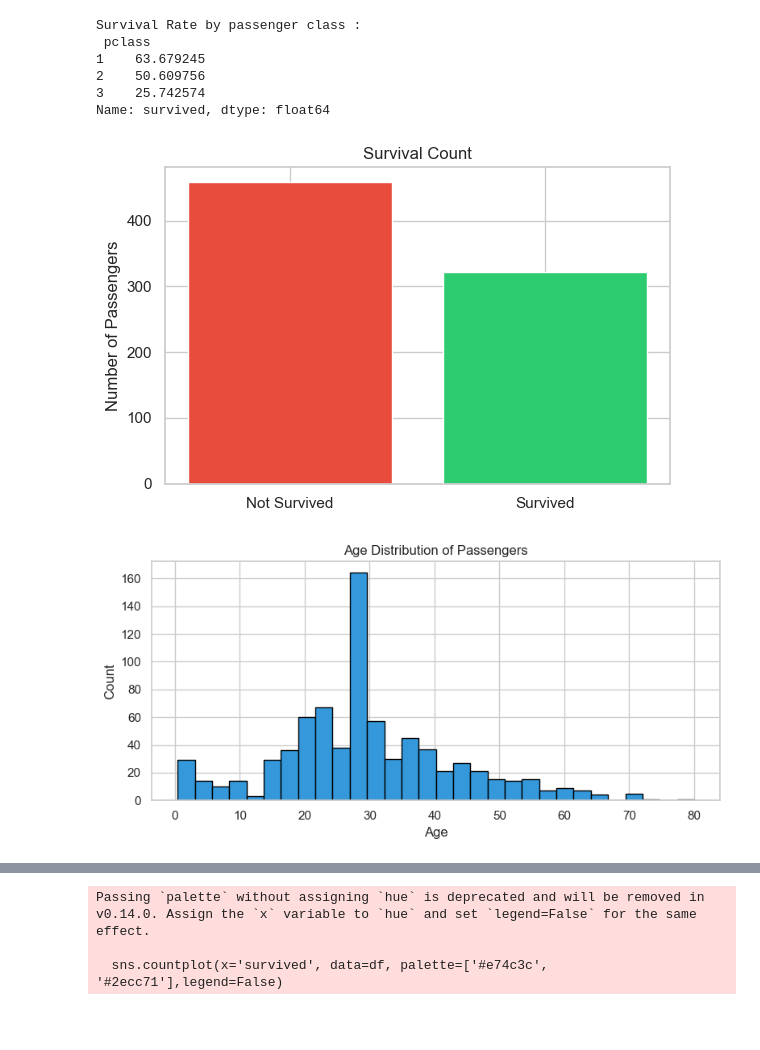
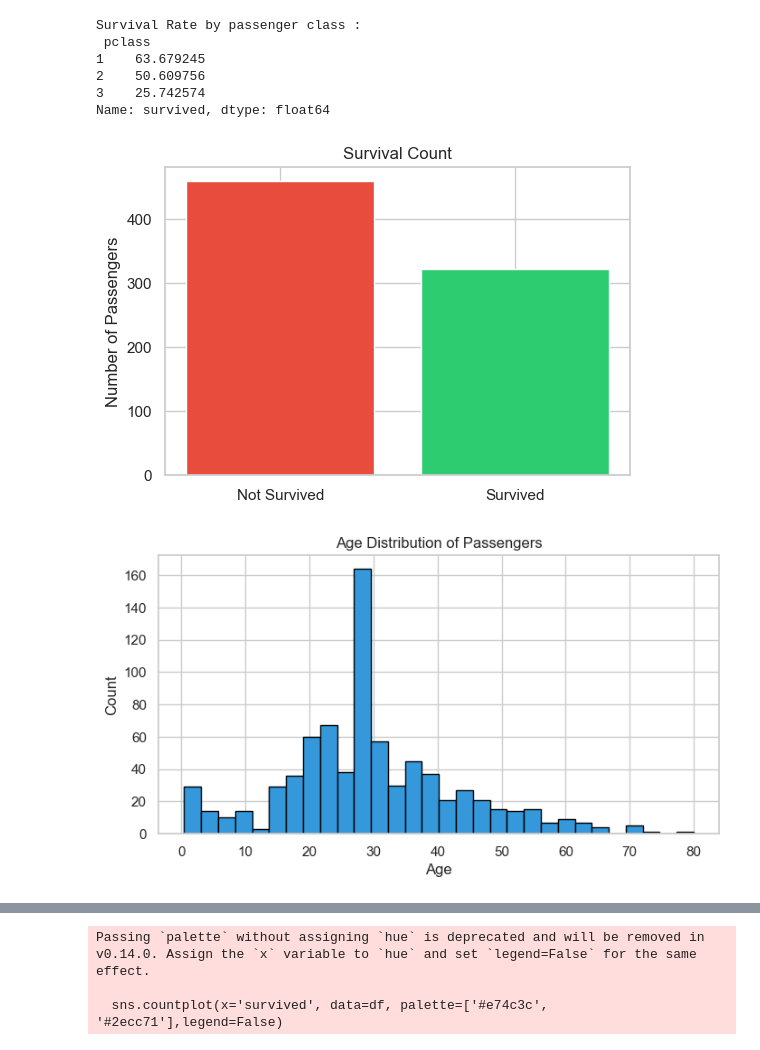
Before and after one commit to Gaurav5791/DATA-SCIENCE-Project-1, a Jupyter notebook: Untitled12.ipynb, the cells around one changed output, grey strips where cells are left out. Drawn from its saved outputs; the diff is of its cells as text; code cells hidden in the pictures; blank space fills up the shorter version.

```diff
--- a/Untitled12.ipynb
+++ b/Untitled12.ipynb
@@ -284,26 +284,22 @@ Name: survived, dtype: float64
 # %%
 sns.set_theme(style="whitegrid")
 plt.figure(figsize=(6, 4))
 survival_counts = df['survived'].value_counts()
 plt.bar(['Not Survived', 'Survived'], survival_counts.values, color=['#e74c3c', '#2ecc71'])
 plt.title('Survival Count')
 plt.ylabel('Number of Passengers')
-plt.tight_layout()
-plt.savefig('chart1_survival_count.png')
 plt.show()
 # %% [output]
-[figure, old version]
+[figure, new version]
 # %%
 plt.figure(figsize=(8, 4))
 plt.hist(df['age'], bins=30, color='#3498db', edgecolor='black')
 plt.title('Age Distribution of Passengers')
 plt.xlabel('Age')
 plt.ylabel('Count')
-plt.tight_layout()
-plt.savefig('chart2_age_distribution.png')
 plt.show()
 # %% [output]
-[figure, old version]
+[figure, new version]
 # %%
 plt.figure(figsize=(6, 6))
 class_counts = df['pclass'].value_counts()
```
Also changed, not shown: parts of 5 cells of this notebook, 7 other files.
